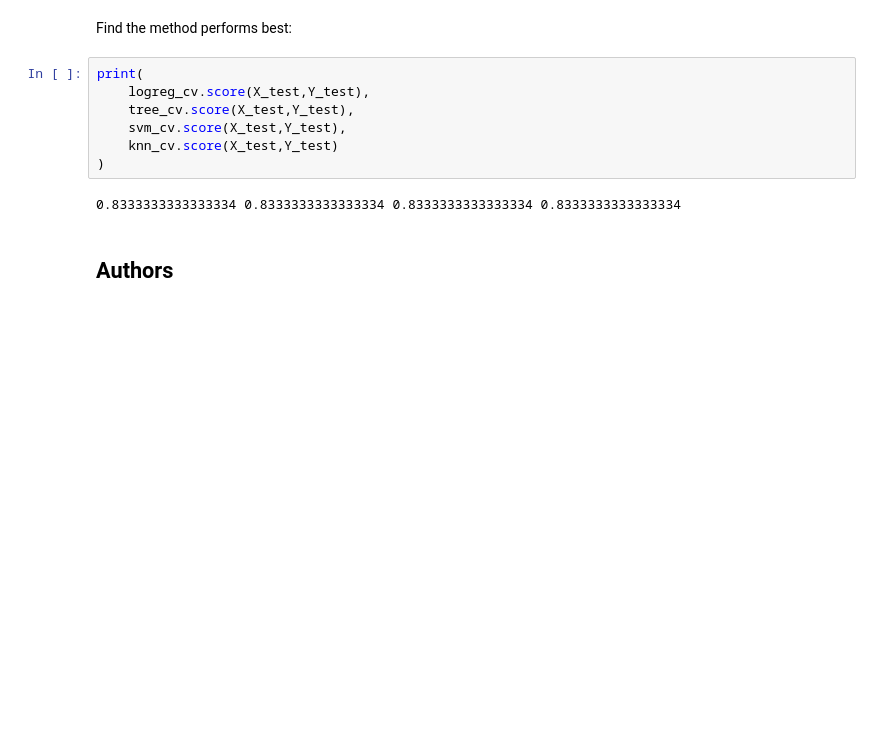
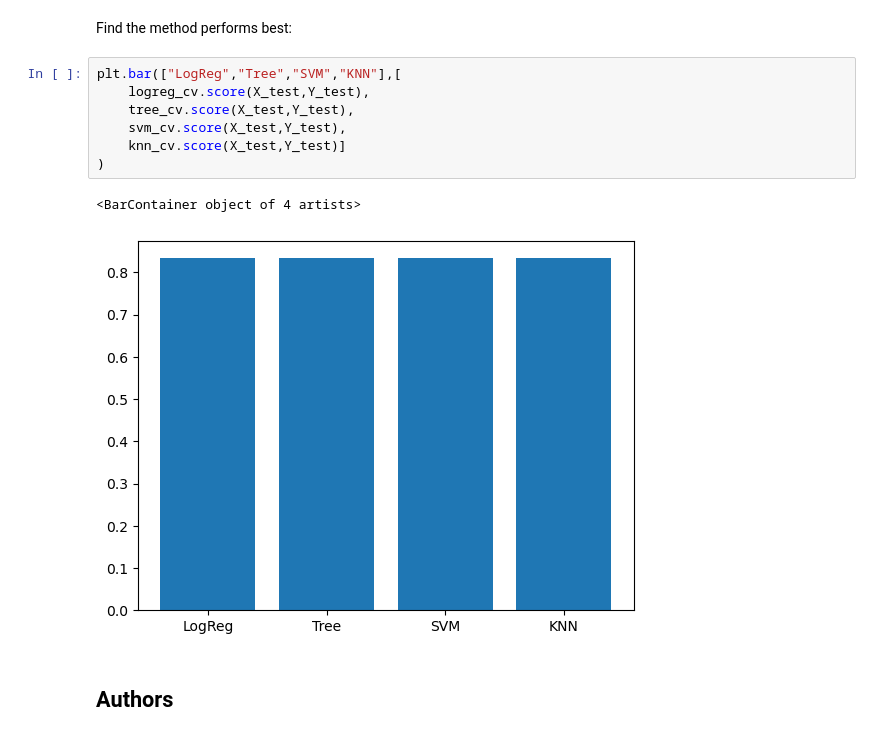
Before and after one commit to Tomoki-Goda/Coursera-Data-Science, a Jupyter notebook: Week4/SpaceX_Machine_Learning_Prediction_Part_5.jupyterlite.ipynb, the cells around one changed output. Cells and saved outputs as stored; diff of their text form; blank space fills up the shorter version.

```diff
--- a/Week4/SpaceX_Machine_Learning_Prediction_Part_5.jupyterlite.ipynb
+++ b/Week4/SpaceX_Machine_Learning_Prediction_Part_5.jupyterlite.ipynb
@@ -337,14 +337,15 @@ plot_confusion_matrix(Y_test,yhat)
 # %% [markdown]
 Find the method performs best:
 # %%
-print(
+plt.bar(["LogReg","Tree","SVM","KNN"],[
     logreg_cv.score(X_test,Y_test),
     tree_cv.score(X_test,Y_test),
     svm_cv.score(X_test,Y_test),
-    knn_cv.score(X_test,Y_test)
+    knn_cv.score(X_test,Y_test)]
 )
 # %% [output]
-0.8333333333333334 0.8333333333333334 0.8333333333333334 0.8333333333333334
+<BarContainer object of 4 artists>
+[figure, added]
 # %% [markdown]
 ## Authors
 # %% [markdown]
```
Also changed, not shown: parts of 2 cells of this notebook, 2 other files.
